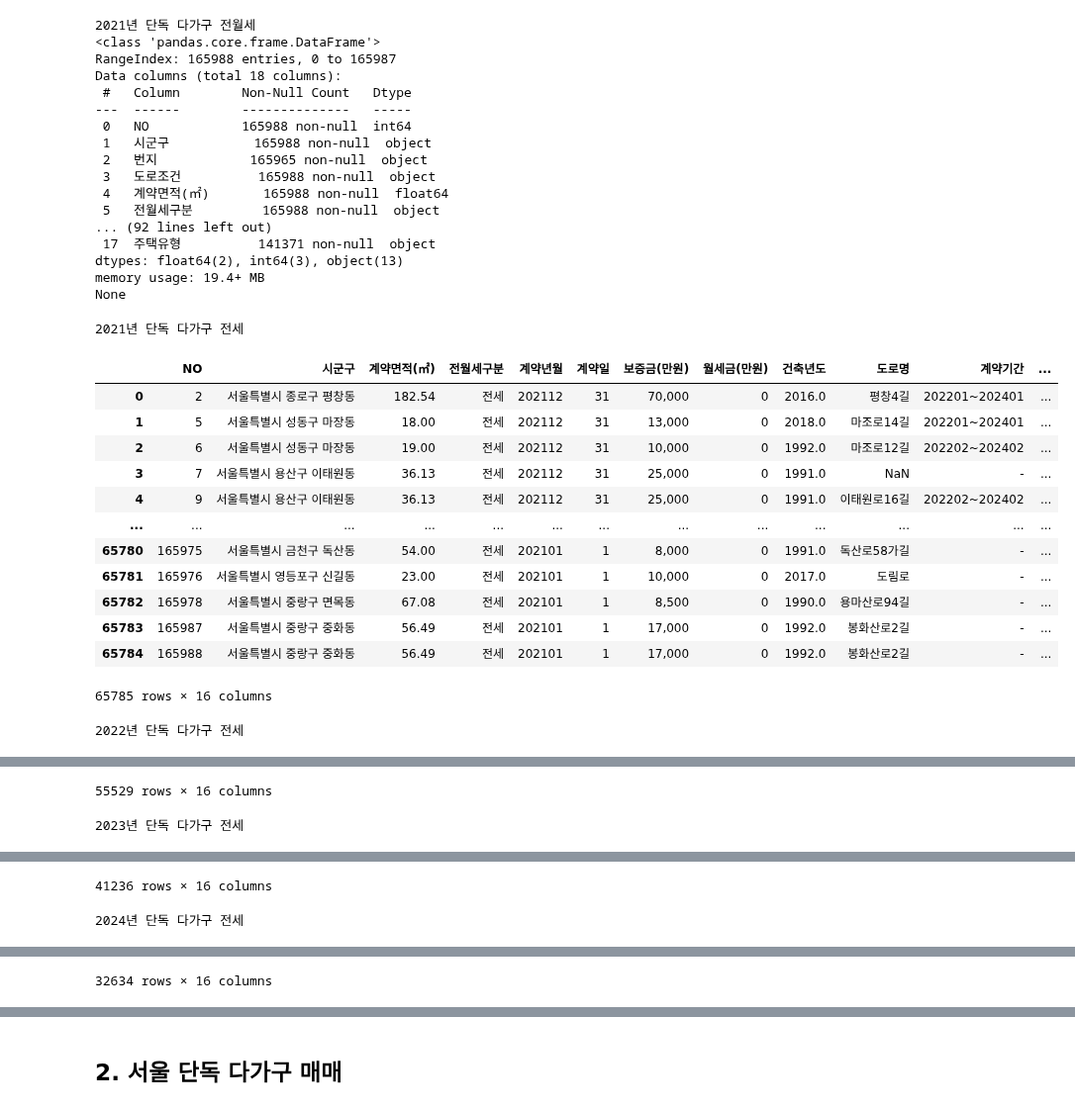
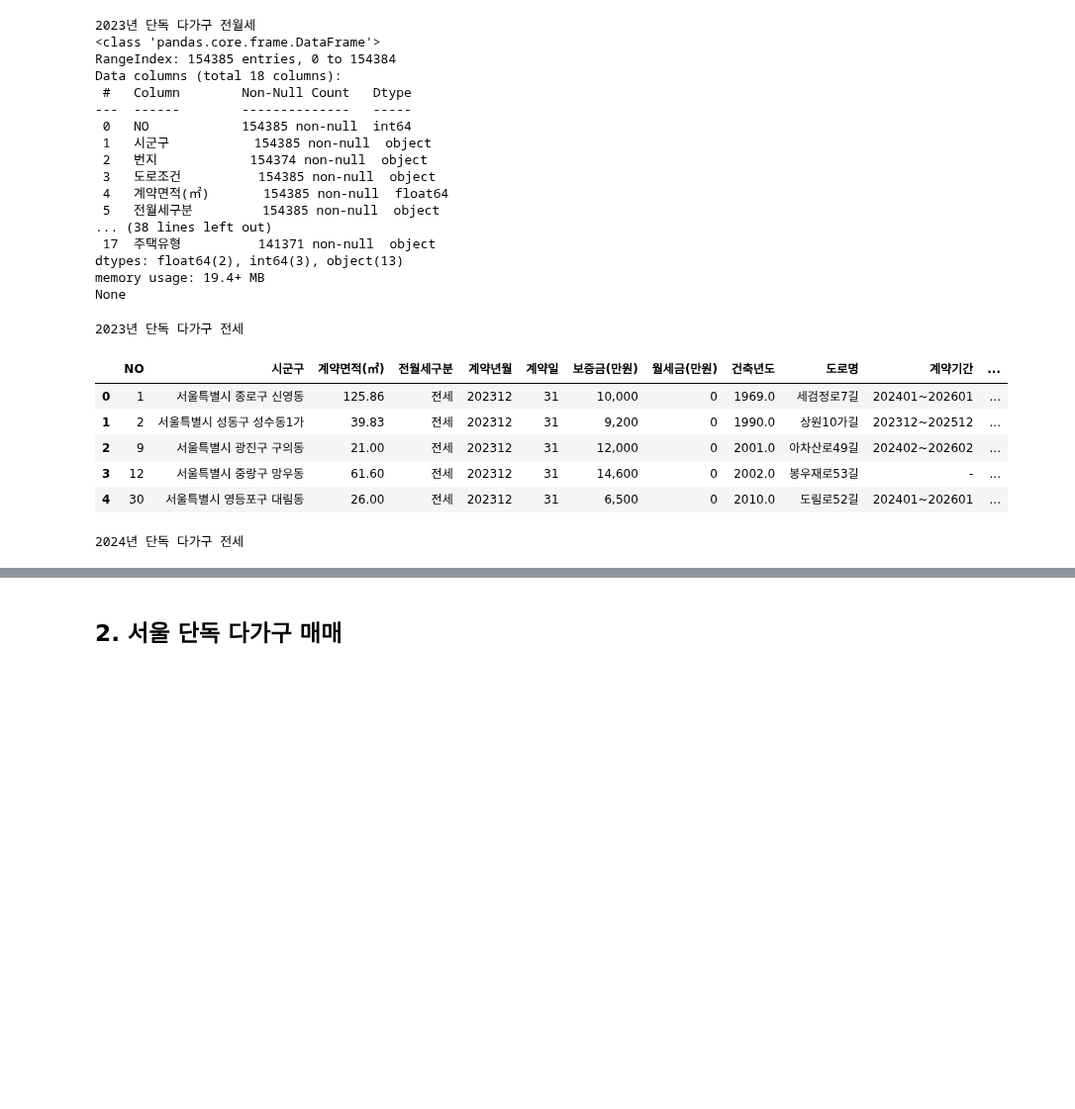
Before and after one commit to skqkrl/SDC_project, a Jupyter notebook: geumhui.ipynb, the cells around one changed output, grey strips where cells are left out. Shown at 99% size. Saved outputs shown, nothing was run; the diff lists cells and outputs as text; code cells hidden in the pictures; blank space fills up the shorter version.

```diff
--- a/geumhui.ipynb
+++ b/geumhui.ipynb
@@ -79,27 +37,23 @@ display(df_2024)
 # %%
 # 단독 다가구 전월세
-print("2021년 단독 다가구 전월세")
-print(df_2021.info())
-print("2022년 단독 다가구 전월세")
-print(df_2022.info())
 print("2023년 단독 다가구 전월세")
 print(df_2023.info())
 print("2024년 단독 다가구 전월세")
 print(df_2024.info())
 # %% [output]
-2021년 단독 다가구 전월세
+2023년 단독 다가구 전월세
 <class 'pandas.core.frame.DataFrame'>
-RangeIndex: 165988 entries, 0 to 165987
+RangeIndex: 154385 entries, 0 to 154384
 Data columns (total 18 columns):
  #   Column        Non-Null Count   Dtype
 ---  ------        --------------   -----
- 0   NO            165988 non-null  int64
- 1   시군구           165988 non-null  object
- 2   번지            165965 non-null  object
- 3   도로조건          165988 non-null  object
- 4   계약면적(㎡)       165988 non-null  float64
- 5   전월세구분         165988 non-null  object
-... (92 lines left out)
+ 0   NO            154385 non-null  int64
+ 1   시군구           154385 non-null  object
+ 2   번지            154374 non-null  object
+ 3   도로조건          154385 non-null  object
+ 4   계약면적(㎡)       154385 non-null  float64
+ 5   전월세구분         154385 non-null  object
+... (38 lines left out)
  17  주택유형          141371 non-null  object
 dtypes: float64(2), int64(3), object(13)
 memory usage: 19.4+ MB
@@ -107,50 +61,35 @@ None
 # %%
 # 데이터 모든 컬럼 동일함으로 '번지', '도로조건' 컬럼 제거
 # '전월세구분'에서 전세만 추출
 drop_columns = ['번지','도로조건']
 
 # 컬럼 제거 및 필터링
 def filtered_df(df):
     # 1. 번지, 도로 저건 제거
     df_filtered = df.drop(columns = drop_columns, errors = 'ignore')
 
     # 2. 전월세구분 '전세'인 행만 추출
     df_filtered = df_filtered[df_filtered['전월세구분'] == '전세']
 
     return df_filtered.reset_index(drop = True)
 
 
 # 3. 각 연도별 데이터셋 처리
-df_2021_cleaned = filtered_df(df_2021)
-df_2022_cleaned = filtered_df(df_2022)
 df_2023_cleaned = filtered_df(df_2023)
 df_2024_cleaned = filtered_df(df_2024)
 
-print("2021년 단독 다가구 전세")
-display(df_2021_cleaned)
-
-print("2022년 단독 다가구 전세")
-display(df_2022_cleaned)
-
 print("2023년 단독 다가구 전세")
-display(df_2023_cleaned)
+display(df_2023_cleaned.head())
 
 print("2024년 단독 다가구 전세")
-display(df_2024_cleaned)
+display(df_2024_cleaned.head())
 # %% [output]
-2021년 단독 다가구 전세
+2023년 단독 다가구 전세
 |  | NO | 시군구 | 계약면적(㎡) | 전월세구분 | 계약년월 | 계약일 | 보증금(만원) | 월세금(만원) | 건축년도 | 도로명 | 계약기간 | ... |
-| 0 | 2 | 서울특별시 종로구 평창동 | 182.54 | 전세 | 202112 | 31 | 70,000 | 0 | 2016.0 | 평창4길 | 202201~202401 | ... |
-| 1 | 5 | 서울특별시 성동구 마장동 | 18.00 | 전세 | 202112 | 31 | 13,000 | 0 | 2018.0 | 마조로14길 | 202201~202401 | ... |
-| 2 | 6 | 서울특별시 성동구 마장동 | 19.00 | 전세 | 202112 | 31 | 10,000 | 0 | 1992.0 | 마조로12길 | 202202~202402 | ... |
-| 3 | 7 | 서울특별시 용산구 이태원동 | 36.13 | 전세 | 202112 | 31 | 25,000 | 0 | 1991.0 | NaN | - | ... |
-| 4 | 9 | 서울특별시 용산구 이태원동 | 36.13 | 전세 | 202112 | 31 | 25,000 | 0 | 1991.0 | 이태원로16길 | 202202~202402 | ... |
-| ... | ... | ... | ... | ... | ... | ... | ... | ... | ... | ... | ... | ... |
-| 65780 | 165975 | 서울특별시 금천구 독산동 | 54.00 | 전세 | 202101 | 1 | 8,000 | 0 | 1991.0 | 독산로58가길 | - | ... |
-| 65781 | 165976 | 서울특별시 영등포구 신길동 | 23.00 | 전세 | 202101 | 1 | 10,000 | 0 | 2017.0 | 도림로 | - | ... |
-| 65782 | 165978 | 서울특별시 중랑구 면목동 | 67.08 | 전세 | 202101 | 1 | 8,500 | 0 | 1990.0 | 용마산로94길 | - | ... |
-| 65783 | 165987 | 서울특별시 중랑구 중화동 | 56.49 | 전세 | 202101 | 1 | 17,000 | 0 | 1992.0 | 봉화산로2길 | - | ... |
-| 65784 | 165988 | 서울특별시 중랑구 중화동 | 56.49 | 전세 | 202101 | 1 | 17,000 | 0 | 1992.0 | 봉화산로2길 | - | ... |
+| 0 | 1 | 서울특별시 종로구 신영동 | 125.86 | 전세 | 202312 | 31 | 10,000 | 0 | 1969.0 | 세검정로7길 | 202401~202601 | ... |
+| 1 | 2 | 서울특별시 성동구 성수동1가 | 39.83 | 전세 | 202312 | 31 | 9,200 | 0 | 1990.0 | 상원10가길 | 202312~202512 | ... |
+| 2 | 9 | 서울특별시 광진구 구의동 | 21.00 | 전세 | 202312 | 31 | 12,000 | 0 | 2001.0 | 아차산로49길 | 202402~202602 | ... |
+| 3 | 12 | 서울특별시 중랑구 망우동 | 61.60 | 전세 | 202312 | 31 | 14,600 | 0 | 2002.0 | 봉우재로53길 | - | ... |
+| 4 | 30 | 서울특별시 영등포구 대림동 | 26.00 | 전세 | 202312 | 31 | 6,500 | 0 | 2010.0 | 도림로52길 | 202401~202601 | ... |
-65785 rows × 16 columns
+2024년 단독 다가구 전세
-2022년 단독 다가구 전세
 |  | NO | 시군구 | 계약면적(㎡) | 전월세구분 | 계약년월 | 계약일 | 보증금(만원) | 월세금(만원) | 건축년도 | 도로명 | 계약기간 | ... |
@@ -168,2 +100,0 @@ display(df_2024_cleaned)
-55529 rows × 16 columns
-2023년 단독 다가구 전세
@@ -182,2 +100,0 @@ display(df_2024_cleaned)
-41236 rows × 16 columns
-2024년 단독 다가구 전세
@@ -196,4 +101,3 @@ display(df_2024_cleaned)
-32634 rows × 16 columns
 # %%
 # 각 년도별 컬럼 결측값
 display(pd.concat(
```
Also changed, not shown: parts of 23 cells of this notebook.
